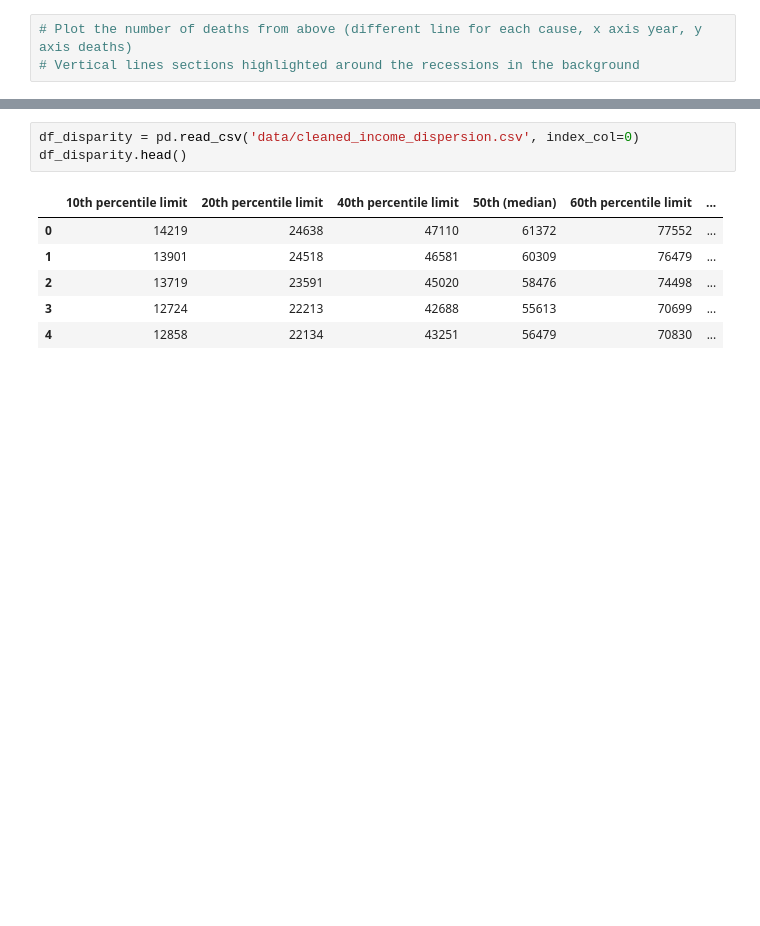
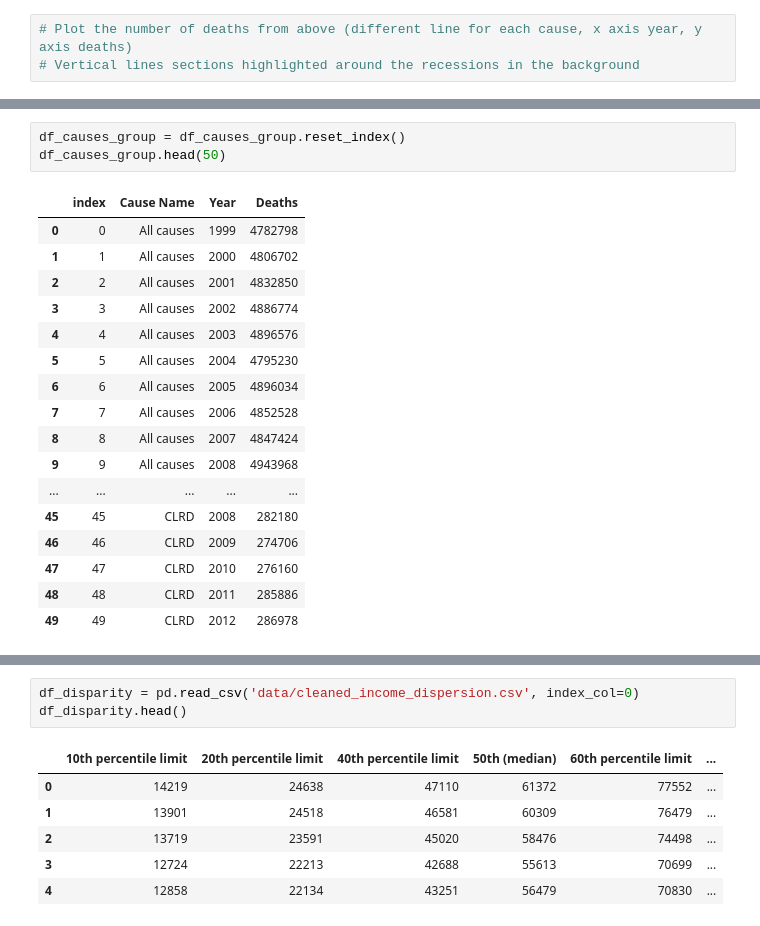
Before and after one commit to jchen2186/mortal-determination, a Jupyter notebook: Analysis_Thaper.ipynb, the cells around one changed output, grey strips where cells are left out. Cells and saved outputs as stored; diff of their text form; blank space fills up the shorter version.

```diff
--- a/Analysis_Thaper.ipynb
+++ b/Analysis_Thaper.ipynb
@@ -29,0 +53,21 @@ Name: Deaths, dtype: int64
+# %%
+df_causes_group = df_causes_group.reset_index()
+df_causes_group.head(50)
+# %% [output]
+|  | index | Cause Name | Year | Deaths |
+| 0 | 0 | All causes | 1999 | 4782798 |
+| 1 | 1 | All causes | 2000 | 4806702 |
+| 2 | 2 | All causes | 2001 | 4832850 |
+| 3 | 3 | All causes | 2002 | 4886774 |
+| 4 | 4 | All causes | 2003 | 4896576 |
+| 5 | 5 | All causes | 2004 | 4795230 |
+| 6 | 6 | All causes | 2005 | 4896034 |
+| 7 | 7 | All causes | 2006 | 4852528 |
+| 8 | 8 | All causes | 2007 | 4847424 |
+| 9 | 9 | All causes | 2008 | 4943968 |
+| ... | ... | ... | ... | ... |
+| 45 | 45 | CLRD | 2008 | 282180 |
+| 46 | 46 | CLRD | 2009 | 274706 |
+| 47 | 47 | CLRD | 2010 | 276160 |
+| 48 | 48 | CLRD | 2011 | 285886 |
+| 49 | 49 | CLRD | 2012 | 286978 |
```
Also changed, not shown: parts of 5 cells of this notebook.
